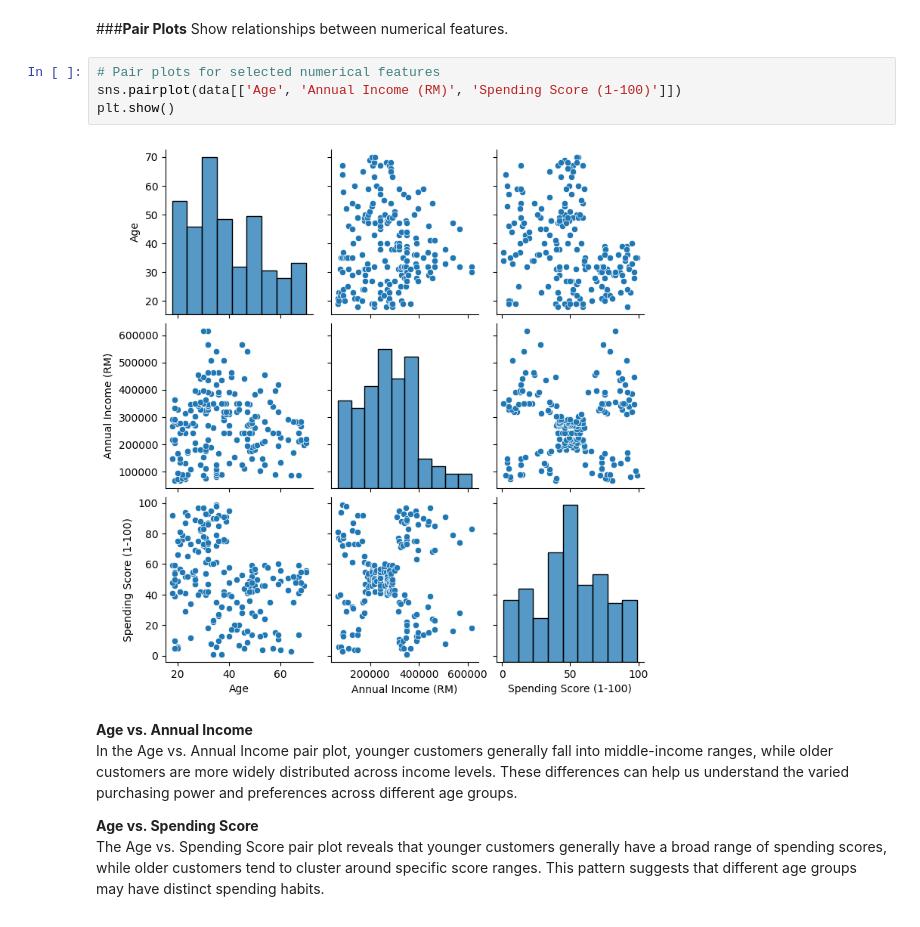
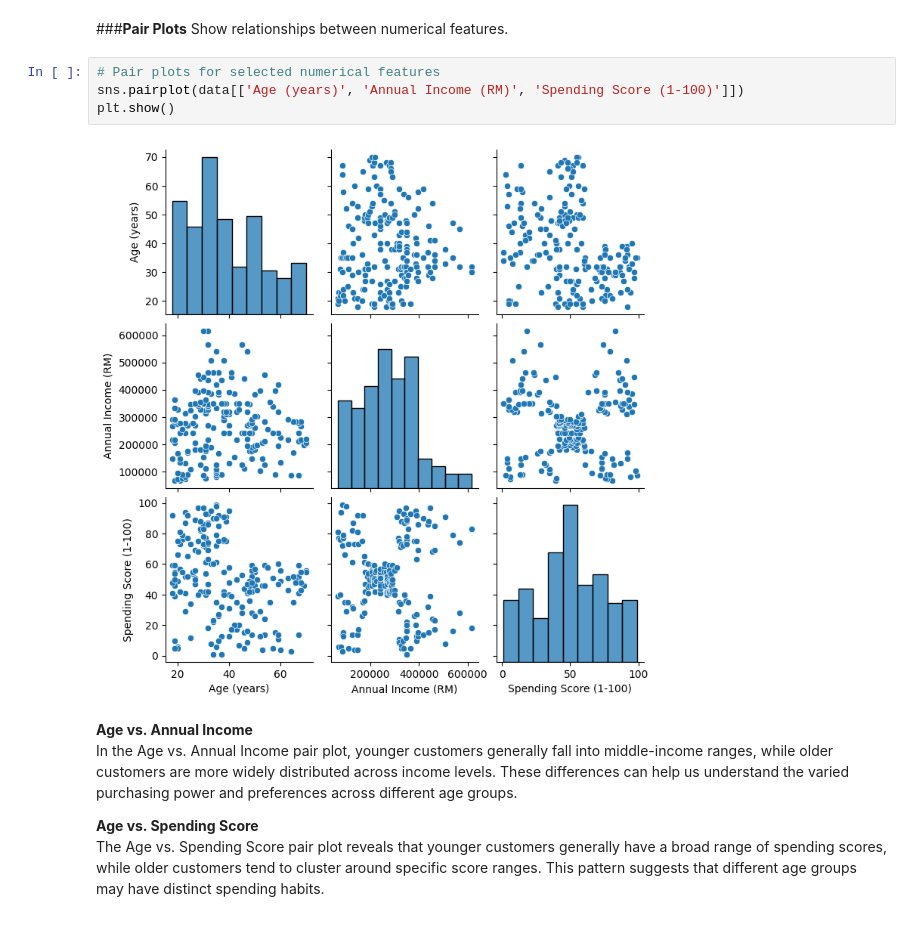
Before and after one commit to AishahZulkifli/STQD6324_DATA_MANAGEMENT, a Jupyter notebook: Assignment_1_P132840.ipynb, the cells around one changed output. Saved outputs shown, nothing was run; the diff lists cells and outputs as text.

```diff
--- a/Assignment_1_P132840.ipynb
+++ b/Assignment_1_P132840.ipynb
@@ -219,10 +219,10 @@ From the plot, I can see that more female customers than male, which could influ
 Show relationships between numerical features.
 # %%
 # Pair plots for selected numerical features
-sns.pairplot(data[['Age', 'Annual Income (RM)', 'Spending Score (1-100)']])
+sns.pairplot(data[['Age (years)', 'Annual Income (RM)', 'Spending Score (1-100)']])
 plt.show()
 # %% [output]
-[figure, old version]
+[figure, new version]
 # %% [markdown]
 **Age vs. Annual Income**\
 In the Age vs. Annual Income pair plot, younger customers generally fall into middle-income ranges, while older customers are more widely distributed across income levels. These differences can help us understand the varied purchasing power and preferences across different age groups.
```
Also changed, not shown: parts of 12 cells of this notebook.
